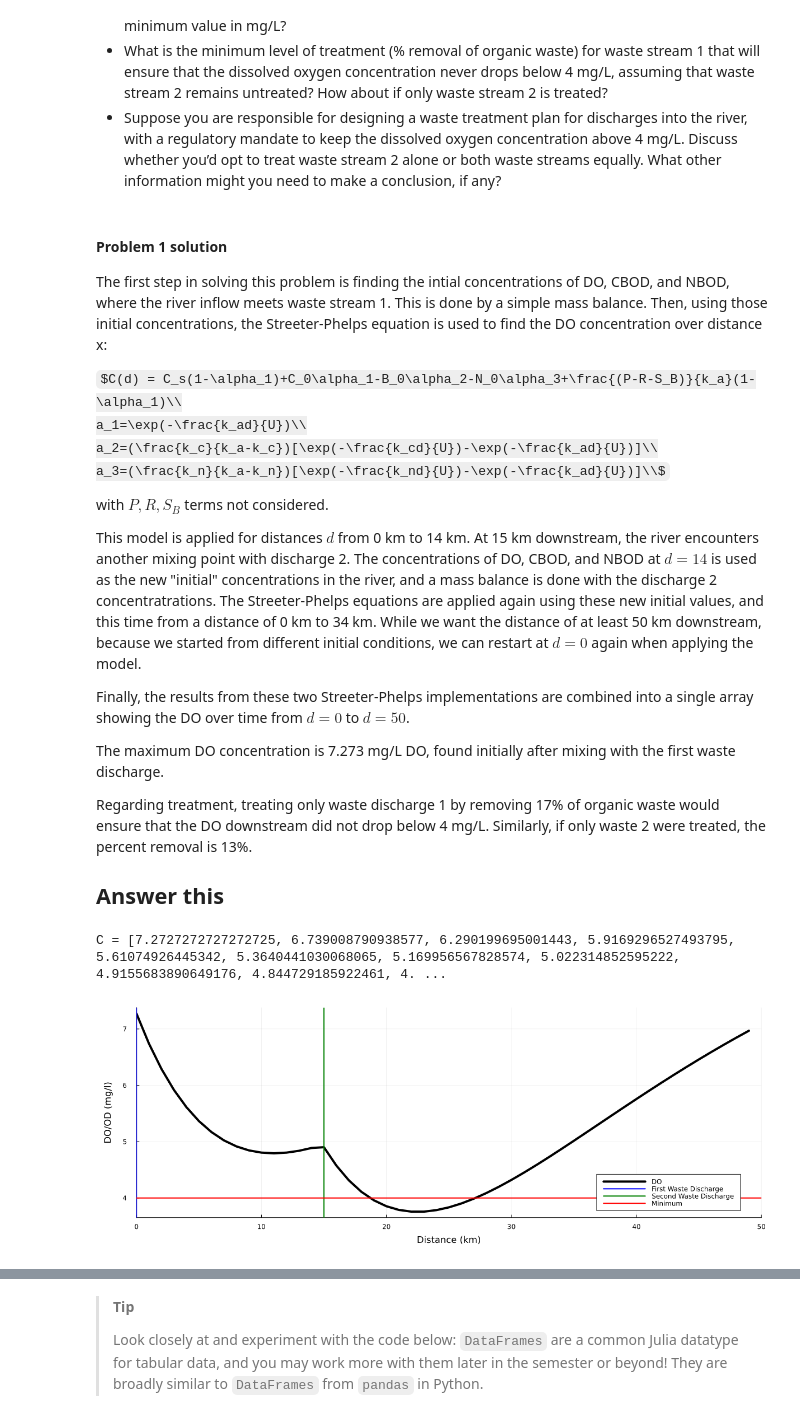
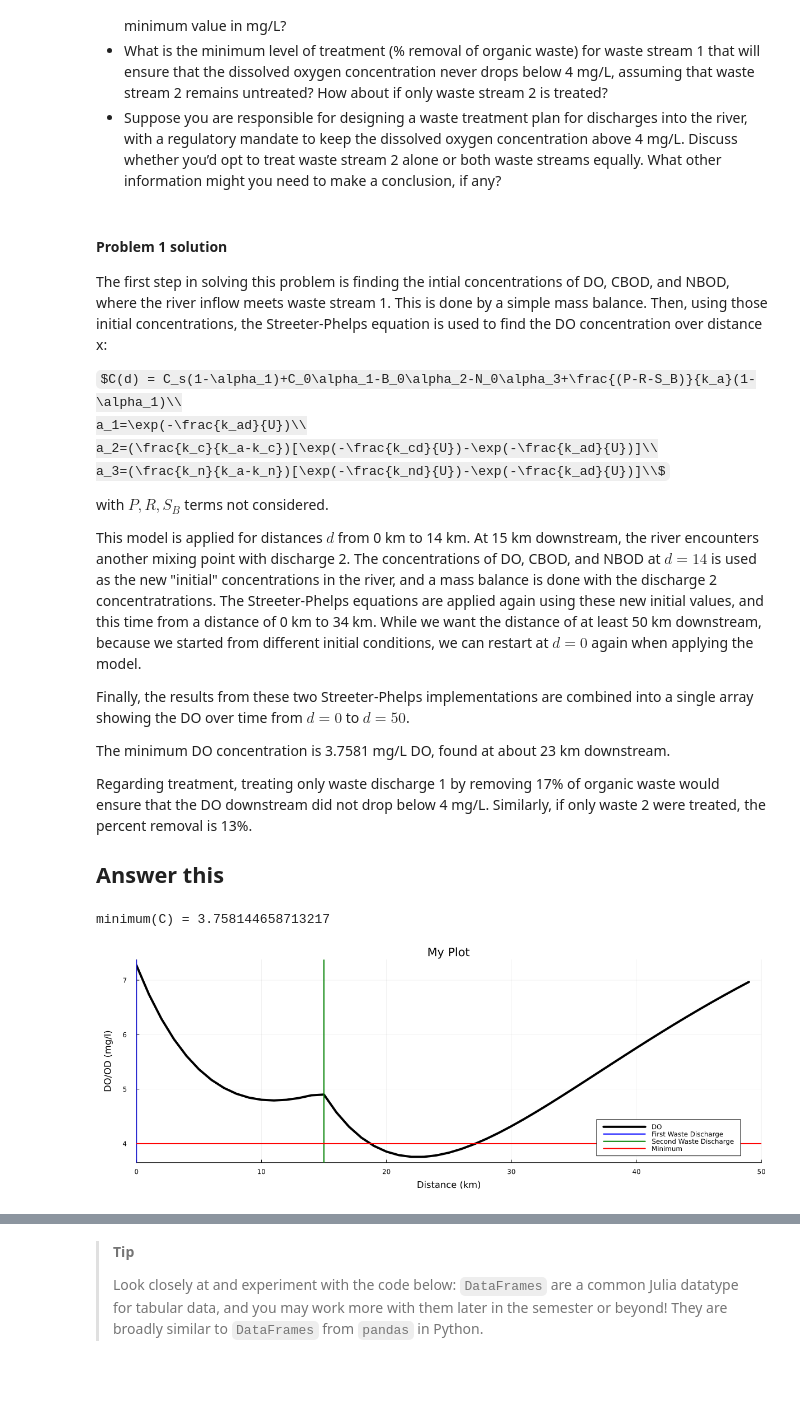
Before and after one commit to BEE4750-FA24/hw3-super-awesome-team-name, a Jupyter notebook: hw03.ipynb, the cells around one changed output, grey strips where cells are left out. Drawn from its saved outputs; the diff is of its cells as text; code cells hidden in the pictures; some formulas as TeX source; blank space fills up the shorter version.

```diff
--- a/hw03.ipynb
+++ b/hw03.ipynb
@@ -111,7 +95,7 @@ This model is applied for distances $d$ from 0 km to 14 km. At 15 km downstream,
 
 Finally, the results from these two Streeter-Phelps implementations are combined into a single array showing the DO over time from $d=0$ to $d=50$.
 
-The maximum DO concentration is 7.273 mg/L DO, found initially after mixing with the first waste discharge.
+The minimum DO concentration is 3.7581 mg/L DO, found at about 23 km downstream.
 
 Regarding treatment, treating only waste discharge 1 by removing 17% of organic waste would ensure that the DO downstream did not drop below 4 mg/L. Similarly, if only waste 2 were treated, the percent removal is 13%.
 
@@ -191,34 +175,34 @@ N = [d[3] for d in model_out]
 # Second mixing site "initial" values
 Cr2 = C[length(C)]
 Br2 = B[length(B)]
 Nr2 = N[length(N)]
 
 # Mixing occurs
 Cr2 = (Qr2 * Cr2 + Qw2 * Cw2) / (Qr2 + Qw2)
 Br2 = (Qr2 * Br2 + Qw2 * Bw2) / (Qr2 + Qw2)
 Nr2 = (Qr2 * Nr2 + Qw2 * Nw2) / (Qr2 + Qw2)
 
 # Rest of the model
 x = 0:34
 
 model_out = (y -> do_model(y, Cr2, Br2, Nr2, ka, kc, kn, Cs, U)).(x)
 
 C = append!(C, [d[1] for d in model_out])
 B = append!(B, [d[2] for d in model_out])
 N = append!(N, [d[3] for d in model_out])
 
 x = 0:49
 
-@show C
+@show minimum(C)
 
 # Plotting
 p1 = plot(; ylabel="DO/OD (mg/l)", xlabel="Distance (km)", leftmargin=8mm, bottommargin=8mm)
-plot!(p1, x, C, color=:black, linewidth=4, label="DO")
+plot!(p1, x, C, color=:black, linewidth=4, label="DO", title="My Plot")
 vline!([0], color=:blue, linewidth=2, label="First Waste Discharge")
 vline!([15], color=:green, linewidth=2, label="Second Waste Discharge")
 hline!([4], color=:red, linewidth=2, label="Minimum")
 plot!(size=(1200, 450))
 xaxis!((0, length(x)))
 # %% [output]
-C = [7.2727272727272725, 6.739008790938577, 6.290199695001443, 5.9169296527493795, 5.61074926445342, 5.3640441030068065, 5.169956567828574, 5.022314852595222, 4.9155683890649176, 4.844729185922461, 4. ...
+minimum(C) = 3.758144658713217
-[figure, old version]
+[figure, new version]
```
Also changed, not shown: parts of 9 cells of this notebook.
